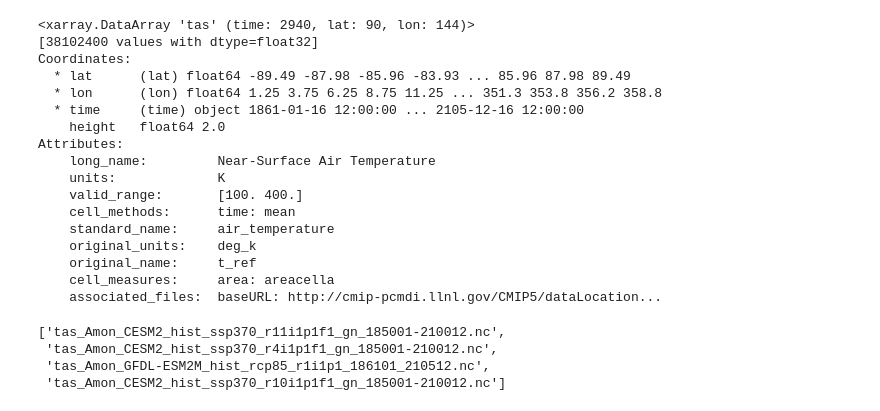
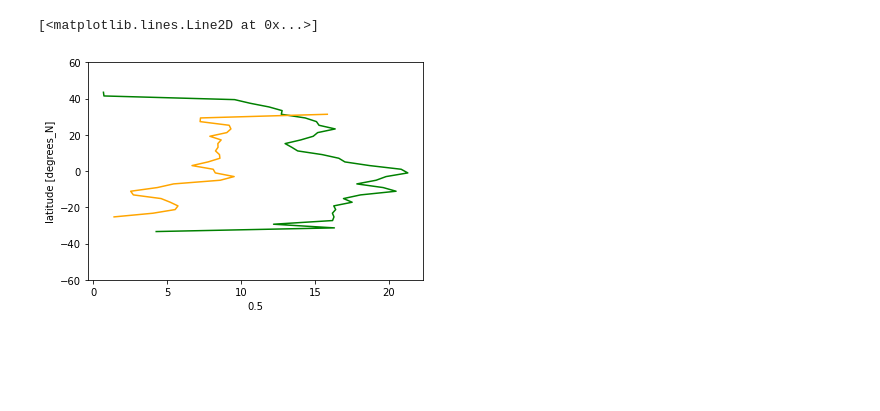
Before and after one commit to KYan19/pei, a Jupyter notebook: notebooks/0_Testing.ipynb, the cells around one changed output. Saved outputs shown, nothing was run; the diff lists cells and outputs as text; code cells hidden in the pictures; blank space fills up the shorter version.

```diff
--- a/notebooks/0_Testing.ipynb
+++ b/notebooks/0_Testing.ipynb
@@ -15,28 +12,16 @@ gfdl_temp = xr.open_dataset(direct+'tas_Amon_GFDL-ESM2M_hist_rcp85_r1i1p1_186101
-# %%
-gfdl_temp['tas']
-# %% [output]
-<xarray.DataArray 'tas' (time: 2940, lat: 90, lon: 144)>
-[38102400 values with dtype=float32]
-Coordinates:
-  * lat      (lat) float64 -89.49 -87.98 -85.96 -83.93 ... 85.96 87.98 89.49
-  * lon      (lon) float64 1.25 3.75 6.25 8.75 11.25 ... 351.3 353.8 356.2 358.8
-  * time     (time) object 1861-01-16 12:00:00 ... 2105-12-16 12:00:00
-    height   float64 2.0
-Attributes:
-    long_name:         Near-Surface Air Temperature
-    units:             K
-    valid_range:       [100. 400.]
-    cell_methods:      time: mean
-    standard_name:     air_temperature
-    original_units:    deg_k
-    original_name:     t_ref
-    cell_measures:     area: areacella
-    associated_files:  baseURL: http://cmip-pcmdi.llnl.gov/CMIP5/dataLocation...
-# %%
-import os
-os.listdir('/local/ss23/HISTORICAL_TAS_GFDL_CESM2/')
-# %% [output]
-['tas_Amon_CESM2_hist_ssp370_r11i1p1f1_gn_185001-210012.nc',
- 'tas_Amon_CESM2_hist_ssp370_r4i1p1f1_gn_185001-210012.nc',
- 'tas_Amon_GFDL-ESM2M_hist_rcp85_r1i1p1_186101_210512.nc',
- 'tas_Amon_CESM2_hist_ssp370_r10i1p1f1_gn_185001-210012.nc']
+# %%
+ds_esm2m = xr.open_dataset('../data/processed/GFDL/hottestmonth_toes.nc')
+ds_cesm2 = xr.open_dataset('../data/processed/CESM2/hottestmonth_toes.nc')
+# %%
+range_esm2m = ds_esm2m.quantile(0.9,'ensemble') - ds_esm2m.quantile(0.1,'ensemble')
+range_cesm2 = ds_cesm2.quantile(0.9,'ensemble') - ds_cesm2.quantile(0.1,'ensemble')
+# %%
+lat_esm2m_25 = range_esm2m['0.75'].where(range_esm2m['0.75']>0).mean('lon',skipna=True)
+lat_esm2m_50 = range_esm2m['0.5'].where(range_esm2m['0.5']>0).mean('lon',skipna=True)
+# %%
+fig,ax=plt.subplots()
+lat_esm2m_25.plot(ax=ax,y='lat',ylim=[-60,60],color='green')
+lat_esm2m_50.plot(ax=ax,y='lat',ylim=[-60,60],color='orange')
+# %% [output]
+[<matplotlib.lines.Line2D at 0x...>]
+[figure, added]
```
Also changed, not shown: parts of 3 cells of this notebook, 3 other files.
